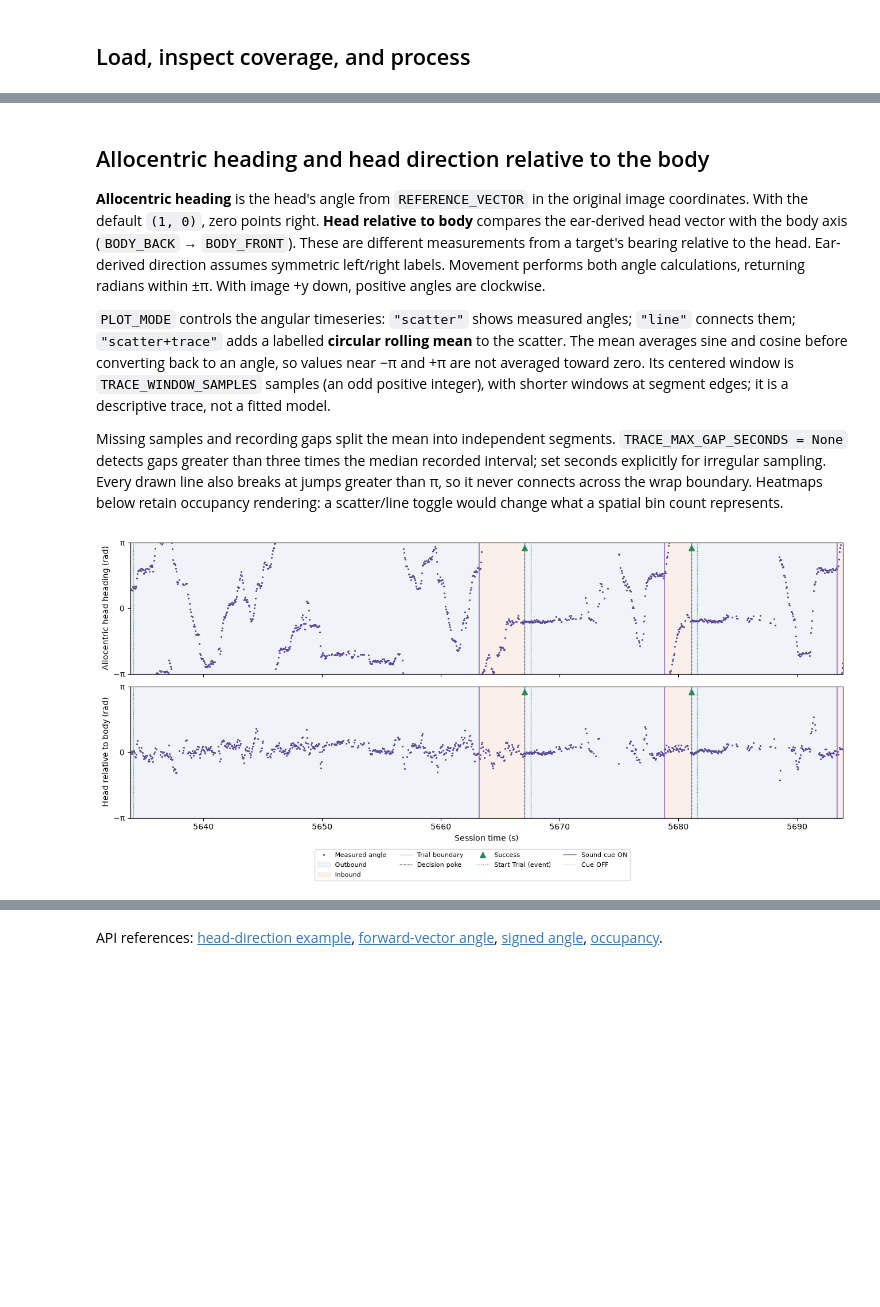
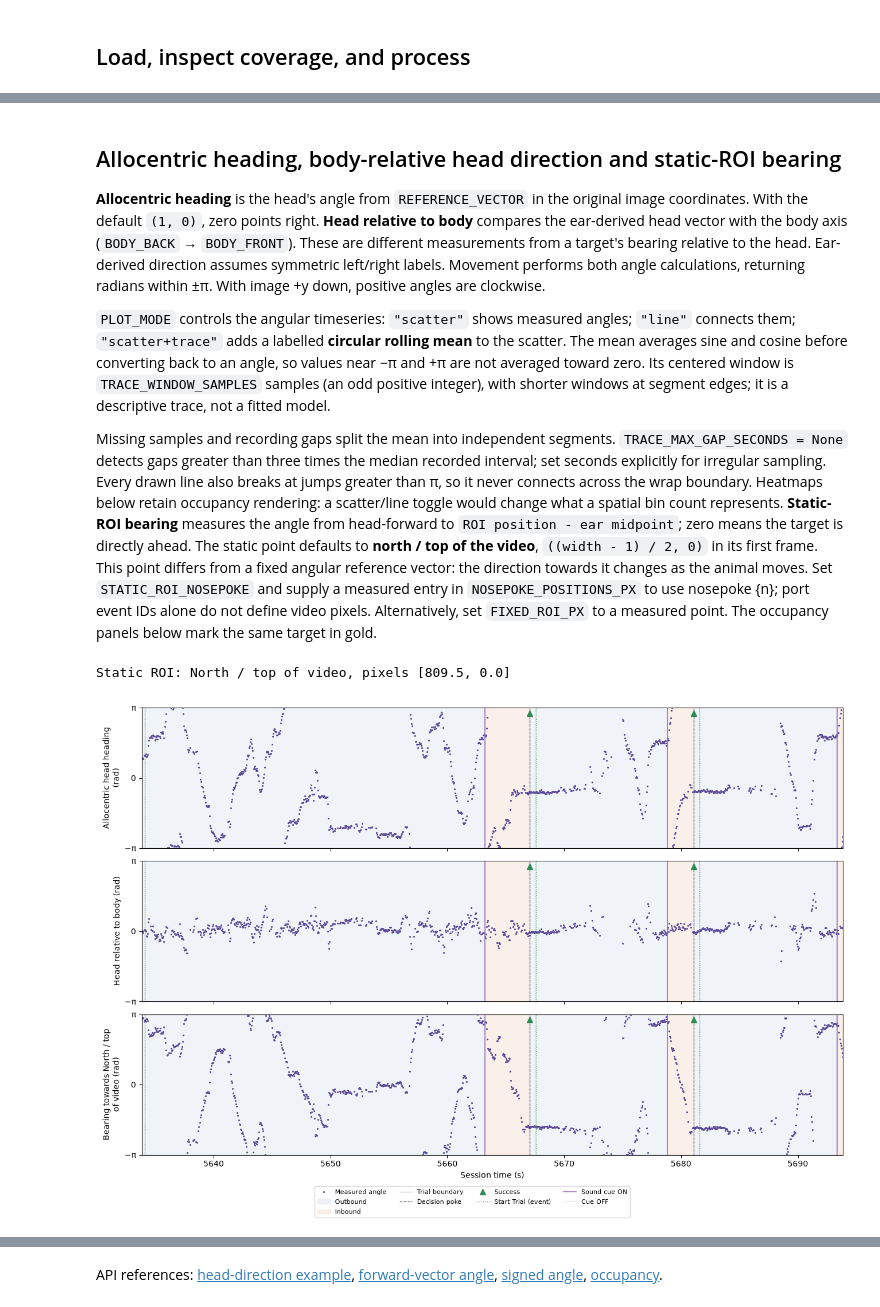
Before and after one commit to Keshavarzi-lab/data-conduit, a Jupyter notebook: src/movement_figures/Figures/Spatial/spatial_1.ipynb, the cells around one changed output, grey strips where cells are left out. Saved outputs shown, nothing was run; the diff lists cells and outputs as text; code cells hidden in the pictures; blank space fills up the shorter version.

Commit message:
figures

```diff
--- a/src/movement_figures/Figures/Spatial/spatial_1.ipynb
+++ b/src/movement_figures/Figures/Spatial/spatial_1.ipynb
@@ -66,7 +78,7 @@ movement 0.17.0: /home/sepi/anaconda3/envs/data-conduit-refactor/lib/python3.12/
 ROOT = Path("/media/sepi/Elements/PathIntegrationProtocol/BonsaiOutput/Training")
 SESSION = "2026-06-21T093349Z"
 LEVEL_NAMES = ("mouseID", "day")
-LEVEL_SELECTORS = None  # E.g. {"l0_selector": ["your-mouse"]} for repeated session names.
+LEVEL_SELECTORS = {"l0_selector": "MR_M01569515", "l1_selector": "Day21"}
 SOURCES = ("trials", "events", "dlc")
 
 INDIVIDUAL = "individual_0"
@@ -86,13 +98,11 @@ PLOT_MODE = "scatter"  # "scatter", "line", or "scatter+trace" for angular times
 TRACE_WINDOW_SAMPLES = 15  # Centered circular rolling mean; odd sample count, not seconds.
 TRACE_MAX_GAP_SECONDS = None  # None splits at gaps > 3 x the median sample interval.
 
-config = build_config(
-    ROOT,
-    session=SESSION,
-    level_names=LEVEL_NAMES,
-    level_selectors=LEVEL_SELECTORS,
-    sources=SOURCES,
-)
+# --- Static target and video geometry ------------------------------------------
+VIDEO_SUBDIR = "UndistortedVideoData"  # Must match the video coordinates tracked by DLC.
+STATIC_ROI_NOSEPOKE = None  # A port number requires its measured pixel position below.
+NOSEPOKE_POSITIONS_PX = {}  # {nosepoke_number: (x, y)} for this recording only.
+FIXED_ROI_PX = None  # Optional measured (x, y); None defaults to north/top of video.
 # %% [markdown]
 ## Load, inspect coverage, and process
 # %%
@@ -149,7 +167,7 @@ print("Valid tracked-point frames:", int(point.notnull().all("space").sum()), "/
 Keypoints: ['nose', 'lear', 'rear', 'body', 'tailbase']
 Valid tracked-point frames: 35654 / 36354
 # %% [markdown]
-## Allocentric heading and head direction relative to the body
+## Allocentric heading, body-relative head direction and static-ROI bearing
 
 **Allocentric heading** is the head's angle from `REFERENCE_VECTOR` in the
 original image coordinates. With the default `(1, 0)`, zero points right.
@@ -172,6 +190,14 @@ recorded interval; set seconds explicitly for irregular sampling. Every drawn li
 also breaks at jumps greater than π, so it never connects across the wrap boundary.
 Heatmaps below retain occupancy rendering: a scatter/line toggle would change what
 a spatial bin count represents.
+**Static-ROI bearing** measures the angle from head-forward to
+`ROI position - ear midpoint`; zero means the target is directly ahead. The
+static point defaults to **north / top of the video**, `((width - 1) / 2, 0)` in
+its first frame. This point differs from a fixed angular reference vector: the
+direction towards it changes as the animal moves. Set `STATIC_ROI_NOSEPOKE` and
+supply a measured entry in `NOSEPOKE_POSITIONS_PX` to use nosepoke {n}; port event
+IDs alone do not define video pixels. Alternatively, set `FIXED_ROI_PX` to a
+measured point. The occupancy panels below mark the same target in gold.
 # %%
 #=== 4| Define reusable head-angle measurements and circular traces ========
 def compute_head_angles(
@@ -446,26 +542,36 @@ def plot_head_angles(
     #=== 5| Return the figure, axes and optional circular traces ========
     return fig, axes, traces
 # %%
-#=== 6| Calculate and display this session's head angles ========
+#=== 6| Resolve the Static Point and Display This Recording's Head Angles =========
+background_frame, video_path = read_session_video_frame(
+    session_path, video_subdir=VIDEO_SUBDIR,
+)
+fixed_roi_px, fixed_roi_label = resolve_static_roi(
+    background_frame, roi_px=FIXED_ROI_PX, nosepoke=STATIC_ROI_NOSEPOKE,
+    nosepoke_positions_px=NOSEPOKE_POSITIONS_PX,
+)
+print(f"Static ROI: {fixed_roi_label}, pixels {fixed_roi_px.tolist()}")
 head_angles = compute_head_angles(
     position,
     left_ear=LEFT_EAR,
     right_ear=RIGHT_EAR,
     body_front=BODY_FRONT,
     body_back=BODY_BACK,
     reference_vector=REFERENCE_VECTOR,
     camera_view=CAMERA_VIEW,
+    fixed_roi_px=fixed_roi_px, fixed_roi_label=fixed_roi_label,
 )
 angle_figure, angle_axes, angle_traces = plot_head_angles(
     head_angles, trials, events,
     window=WINDOW,
     mode=PLOT_MODE,
     trace_window_samples=TRACE_WINDOW_SAMPLES,
     max_gap_seconds=TRACE_MAX_GAP_SECONDS,
 )
 plt.show()
 # %% [output]
+Static ROI: North / top of video, pixels [809.5, 0.0]
-[figure, old version]
+[figure, new version]
 # %% [markdown]
 ## Occupancy: whole session, outbound, and inbound
 
```
Also changed, not shown: parts of 7 cells of this notebook, 30 other files.
